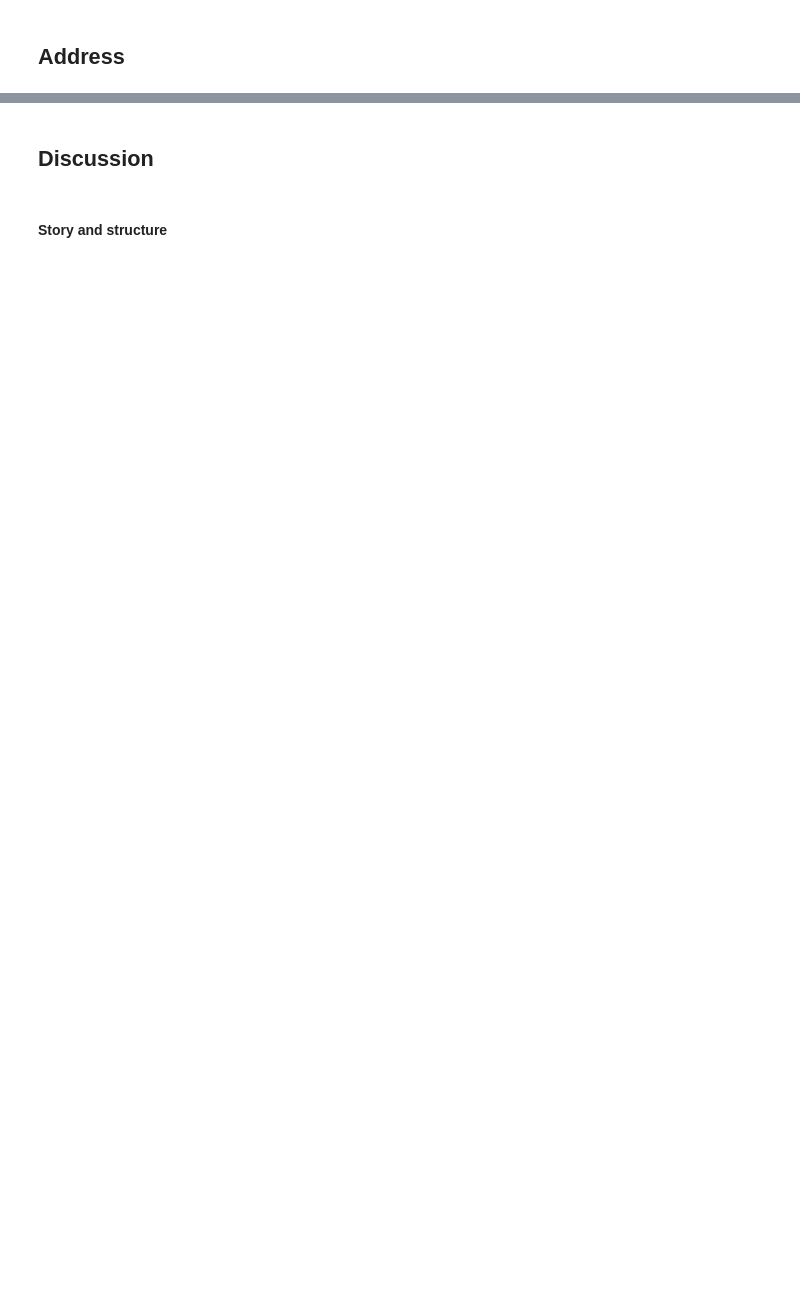
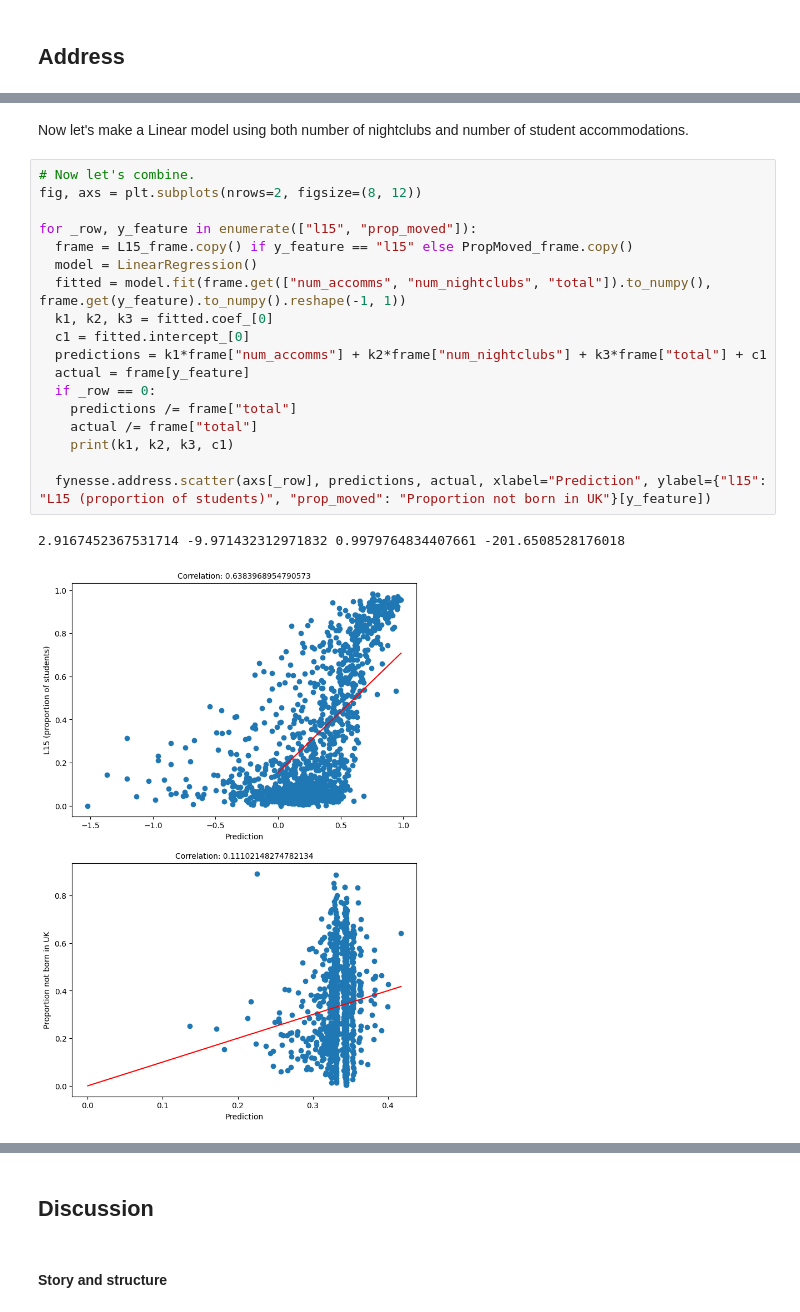
Before and after one commit to JDS289/BaLD4LLM, a Jupyter notebook: ads_course_assessment.ipynb, the cells around one changed output, grey strips where cells are left out. Drawn from its saved outputs; the diff is of its cells as text; blank space fills up the shorter version.

```diff
--- a/ads_course_assessment.ipynb
+++ b/ads_course_assessment.ipynb
@@ -220,0 +436,23 @@ Write a short paragraph summarising what you did in the Address stage.
+# %% [markdown]
+Now let's make a Linear model using both number of nightclubs and number of student accommodations.
+# %%
+# Now let's combine.
+fig, axs = plt.subplots(nrows=2, figsize=(8, 12))
+
+for _row, y_feature in enumerate(["l15", "prop_moved"]):
+  frame = L15_frame.copy() if y_feature == "l15" else PropMoved_frame.copy()
+  model = LinearRegression()
+  fitted = model.fit(frame.get(["num_accomms", "num_nightclubs", "total"]).to_numpy(), frame.get(y_feature).to_numpy().reshape(-1, 1))
+  k1, k2, k3 = fitted.coef_[0]
+  c1 = fitted.intercept_[0]
+  predictions = k1*frame["num_accomms"] + k2*frame["num_nightclubs"] + k3*frame["total"] + c1
+  actual = frame[y_feature]
+  if _row == 0:
+    predictions /= frame["total"]
+    actual /= frame["total"]
+    print(k1, k2, k3, c1)
+
+  fynesse.address.scatter(axs[_row], predictions, actual, xlabel="Prediction", ylabel={"l15": "L15 (proportion of students)", "prop_moved": "Proportion not born in UK"}[y_feature])
+# %% [output]
+2.9167452367531714 -9.971432312971832 0.9979764834407661 -201.6508528176018
+[figure, added]
```
Also changed, not shown: parts of 153 cells of this notebook.
